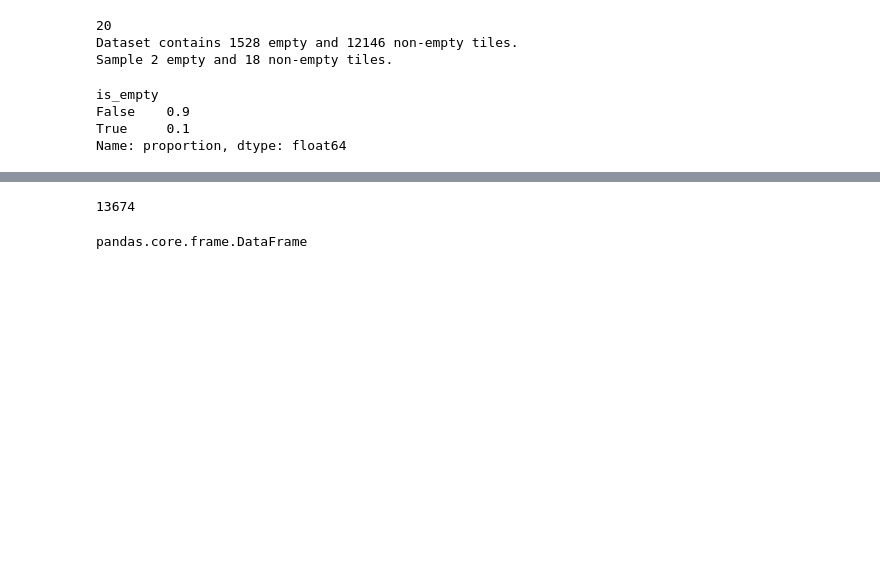
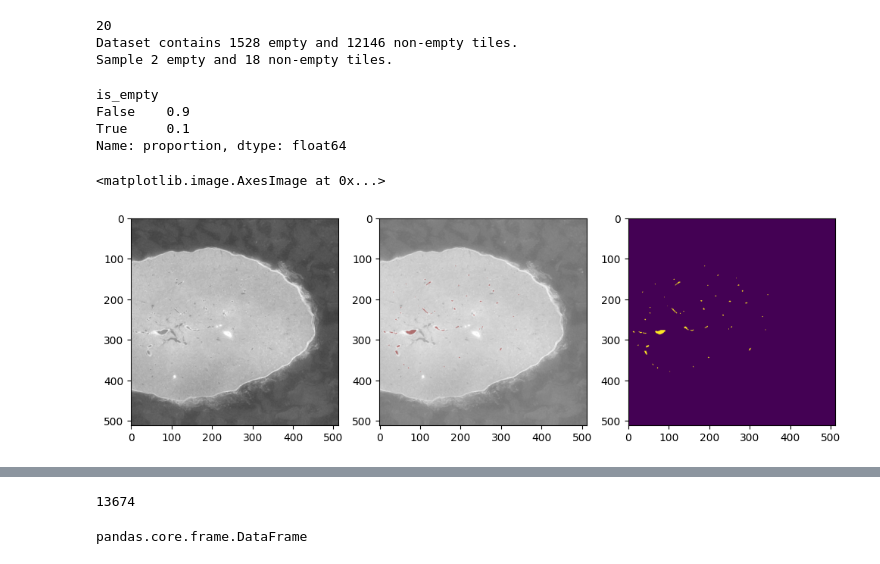
Before and after one commit to nature1511/kidney-segmentation, a Jupyter notebook: tilling_loader.ipynb, the cells around one changed output, grey strips where cells are left out. Drawn from its saved outputs; the diff is of its cells as text; code cells hidden in the pictures; blank space fills up the shorter version.

```diff
--- a/tilling_loader.ipynb
+++ b/tilling_loader.ipynb
@@ -77,3 +78,5 @@ Name: proportion, dtype: float64
 # %%
 for i in range(len(data_loader)):
     x = data_loader[i]
+# %%
+img_path, lb_path, is_empty, bbx, px_stats, size = data_loader[i]
@@ -79,0 +87,32 @@ for i in range(len(data_loader)):
+# %%
+p_rot = 1
+train_transform = A.Compose([
+            A.Transpose(p=p_rot),
+              A.VerticalFlip(p=p_rot),
+              A.HorizontalFlip(p=p_rot),
+              A.ElasticTransform(alpha=120, sigma=160 * 0.05, alpha_affine=5, p=1),
+              A.RandomBrightnessContrast(p=1),
+              #A.ShiftScaleRotate(shift_limit=0.1, scale_limit=0.1, rotate_limit=25, border_mode=0, p=1),
+              #A.GaussNoise(p=1, var_limit=[10, 50])
+              #A.GaussianBlur(p=1)
+              #A.ElasticTransform(alpha=120, sigma=160 * 0.05, alpha_affine=5, p=1)
+
+
+]
+             )
+            #A.Transpose(p=1
+# %%
+from skimage import color
+gray = cv2.imread(img_path, cv2.IMREAD_GRAYSCALE).astype(np.uint8)
+img = cv2.cvtColor(gray,cv2.COLOR_GRAY2RGB) #(H,W ,C)
+mask = cv2.imread(lb_path, cv2.IMREAD_GRAYSCALE).astype('float32') / 255.0
+augmented = train_transform(image=img,mask=mask)
+img,mask = augmented['image'],augmented['mask']
+
+fig, axarr = plt.subplots(ncols=3, figsize=(12, 6))
+axarr[0].imshow(img, cmap="gray")
+axarr[1].imshow(color.label2rgb(mask, img, bg_label=0, bg_color=(1.,1.,1.), alpha=0.25))
+axarr[2].imshow(mask, vmin=0, interpolation='antialiased', interpolation_stage='rgba')
+# %% [output]
+<matplotlib.image.AxesImage at 0x...>
+[figure, added]
```
Also changed, not shown: parts of 9 cells of this notebook, 1 other file.
